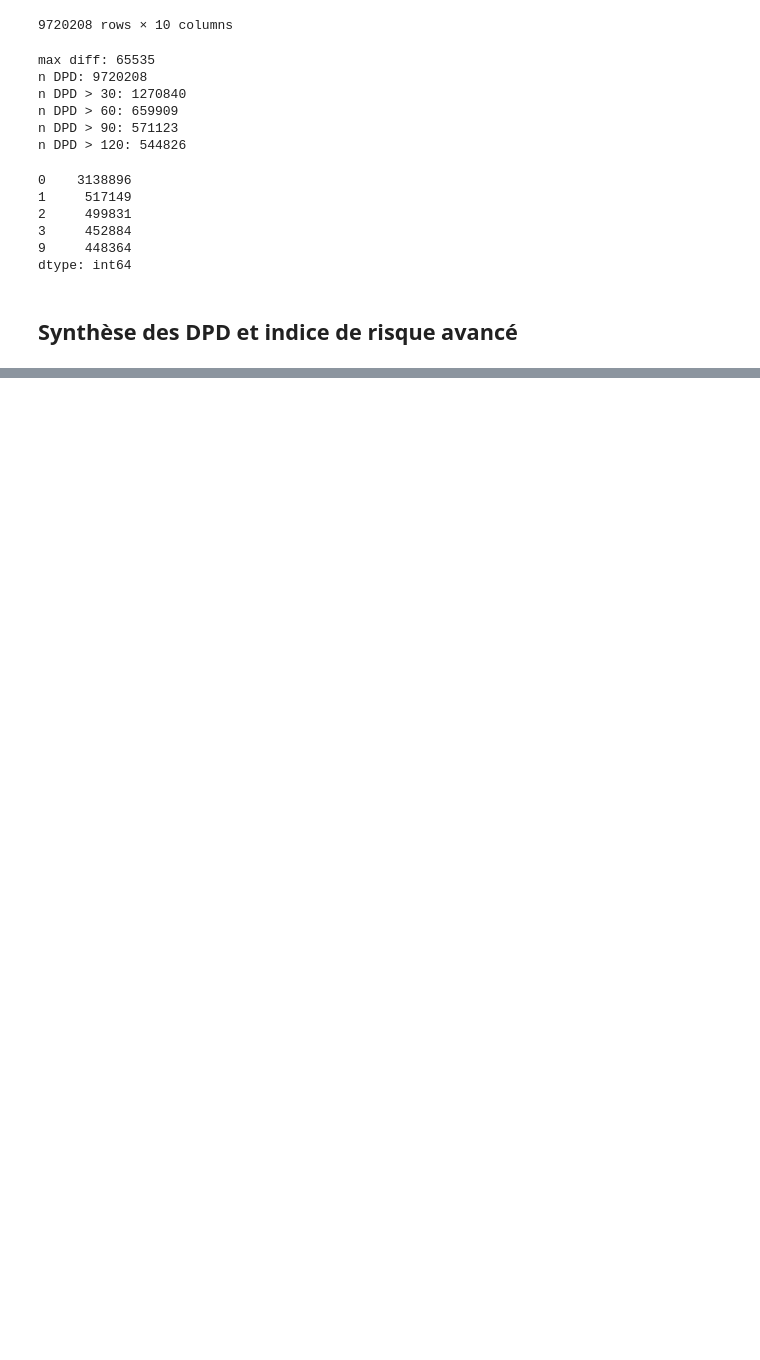
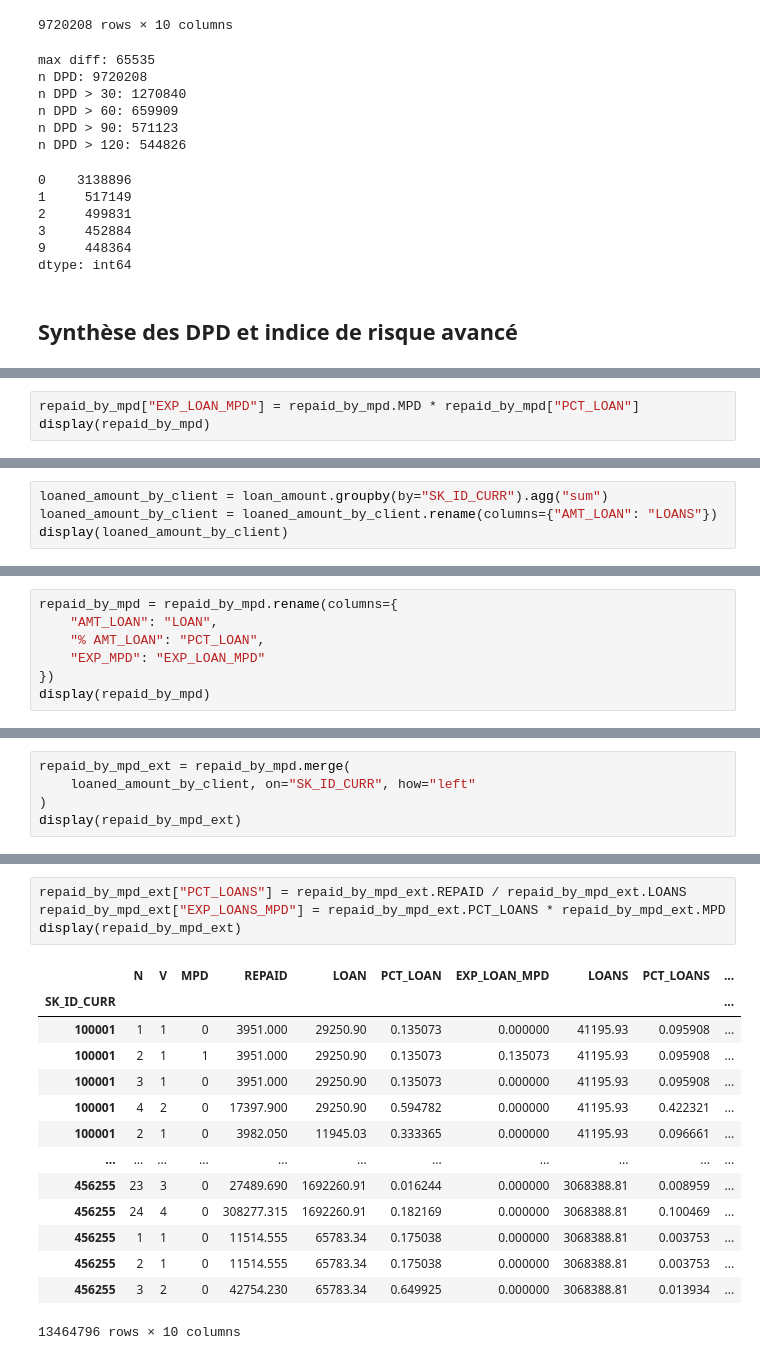
Before and after one commit to Franck-PepperLabs/pepper_credit_scoring_tool, a Jupyter notebook: notebooks/feature_engineering/assert/assert.ipynb, the cells around one changed output, grey strips where cells are left out. Saved outputs shown, nothing was run; the diff lists cells and outputs as text; blank space fills up the shorter version.

```diff
--- a/notebooks/feature_engineering/assert/assert.ipynb
+++ b/notebooks/feature_engineering/assert/assert.ipynb
@@ -3665,0 +4753,3 @@ Pour un client donné, tous prêts confondus, il suffit de procéder de la même
+# %%
+repaid_by_mpd["EXP_LOAN_MPD"] = repaid_by_mpd.MPD * repaid_by_mpd["PCT_LOAN"]
+display(repaid_by_mpd)
@@ -3665,0 +4841,4 @@ Pour un client donné, tous prêts confondus, il suffit de procéder de la même
+# %%
+loaned_amount_by_client = loan_amount.groupby(by="SK_ID_CURR").agg("sum")
+loaned_amount_by_client = loaned_amount_by_client.rename(columns={"AMT_LOAN": "LOANS"})
+display(loaned_amount_by_client)
@@ -3665,0 +4862,7 @@ Pour un client donné, tous prêts confondus, il suffit de procéder de la même
+# %%
+repaid_by_mpd = repaid_by_mpd.rename(columns={
+    "AMT_LOAN": "LOAN",
+    "% AMT_LOAN": "PCT_LOAN",
+    "EXP_MPD": "EXP_LOAN_MPD"
+})
+display(repaid_by_mpd)
@@ -3665,0 +4884,5 @@ Pour un client donné, tous prêts confondus, il suffit de procéder de la même
+# %%
+repaid_by_mpd_ext = repaid_by_mpd.merge(
+    loaned_amount_by_client, on="SK_ID_CURR", how="left"
+)
+display(repaid_by_mpd_ext)
@@ -3665,0 +4904,19 @@ Pour un client donné, tous prêts confondus, il suffit de procéder de la même
+# %%
+repaid_by_mpd_ext["PCT_LOANS"] = repaid_by_mpd_ext.REPAID / repaid_by_mpd_ext.LOANS
+repaid_by_mpd_ext["EXP_LOANS_MPD"] = repaid_by_mpd_ext.PCT_LOANS * repaid_by_mpd_ext.MPD
+display(repaid_by_mpd_ext)
+# %% [output]
+|  | N | V | MPD | REPAID | LOAN | PCT_LOAN | EXP_LOAN_MPD | LOANS | PCT_LOANS | ... |
+| SK_ID_CURR |  |  |  |  |  |  |  |  |  | ... |
+| 100001 | 1 | 1 | 0 | 3951.000 | 29250.90 | 0.135073 | 0.000000 | 41195.93 | 0.095908 | ... |
+| 100001 | 2 | 1 | 1 | 3951.000 | 29250.90 | 0.135073 | 0.135073 | 41195.93 | 0.095908 | ... |
+| 100001 | 3 | 1 | 0 | 3951.000 | 29250.90 | 0.135073 | 0.000000 | 41195.93 | 0.095908 | ... |
+| 100001 | 4 | 2 | 0 | 17397.900 | 29250.90 | 0.594782 | 0.000000 | 41195.93 | 0.422321 | ... |
+| 100001 | 2 | 1 | 0 | 3982.050 | 11945.03 | 0.333365 | 0.000000 | 41195.93 | 0.096661 | ... |
+| ... | ... | ... | ... | ... | ... | ... | ... | ... | ... | ... |
+| 456255 | 23 | 3 | 0 | 27489.690 | 1692260.91 | 0.016244 | 0.000000 | 3068388.81 | 0.008959 | ... |
+| 456255 | 24 | 4 | 0 | 308277.315 | 1692260.91 | 0.182169 | 0.000000 | 3068388.81 | 0.100469 | ... |
+| 456255 | 1 | 1 | 0 | 11514.555 | 65783.34 | 0.175038 | 0.000000 | 3068388.81 | 0.003753 | ... |
+| 456255 | 2 | 1 | 0 | 11514.555 | 65783.34 | 0.175038 | 0.000000 | 3068388.81 | 0.003753 | ... |
+| 456255 | 3 | 2 | 0 | 42754.230 | 65783.34 | 0.649925 | 0.000000 | 3068388.81 | 0.013934 | ... |
+13464796 rows × 10 columns
```
Also changed, not shown: parts of 132 cells of this notebook, 10 other files.
